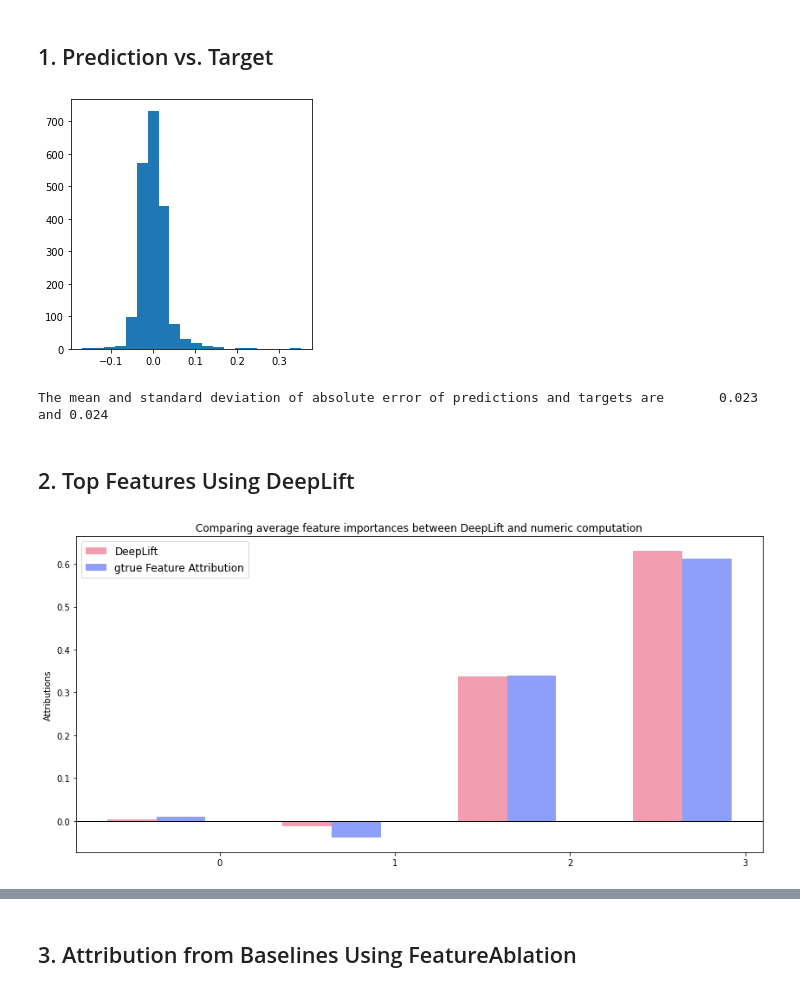
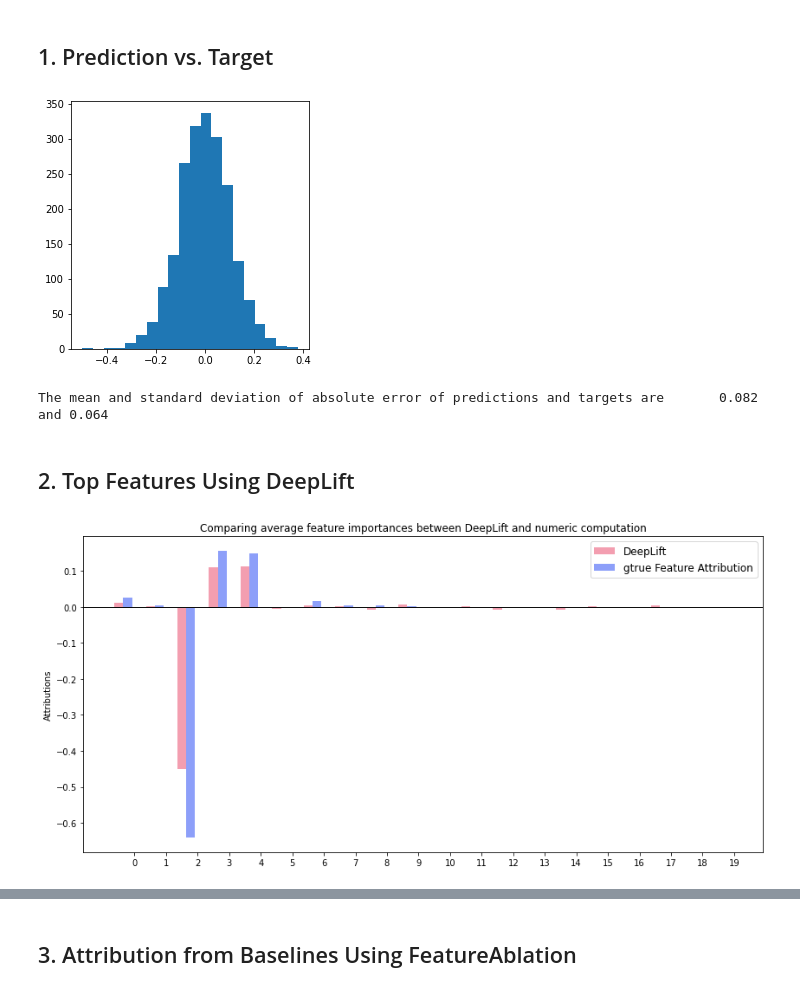
Before and after one commit to geshijoker/ChaosMining, a Jupyter notebook: notebooks/complete_simulation.ipynb, the cells around one changed output, grey strips where cells are left out. Saved outputs shown, nothing was run; the diff lists cells and outputs as text; code cells hidden in the pictures.

```diff
--- a/notebooks/complete_simulation.ipynb
+++ b/notebooks/complete_simulation.ipynb
@@ -55,14 +56,14 @@ formulas_path = '../data/symbolic_simulation/formula.csv'
 # %%
 formulas = read_formulas(formulas_path)
 # %%
-formula_id = 8
+formula_id = 14
 seed = 42
 test_size = 0.2
 n_steps = 20
 # %%
 num_features, function = formulas[formula_id]
 # %%
-num_noises = 10
+num_noises = 100
 num_data = 10000
 X_var = 0.33
 y_var = 0.01
@@ -96,9 +97,10 @@ test_set = TensorDataset(Tensor(X_test), Tensor(y_test))
 test_loader = DataLoader(test_set, batch_size=y_test.shape[0])
 # %%
 hidden_layer_sizes = (100,100,100)
-num_epochs = 1000
+num_epochs = 2000
 # %%
-device = torch.device('cuda' if torch.cuda.is_available() else 'cpu')
+# device = torch.device('cuda' if torch.cuda.is_available() else 'cpu')
+device = torch.device('cuda:1')
 # %%
 model = MLPRegressor(num_features+num_noises, hidden_layer_sizes, p=0.0)
 model.to(device)
@@ -188,7 +193,7 @@ fig, ax = plt.subplots(1, 1, sharey=True, tight_layout=True)
 ax.hist(y_diff, bins=20)
 plt.show()
 # %% [output]
-[figure, old version]
+[figure, new version]
 # %%
 def mean_std_absolute_error(preds, targets):
     abs_diff = np.absolute(preds-targets)
@@ -205,49 +210,51 @@ mean_abs_y_diff, std_abs_y_diff = mean_std_absolute_error(y_pred, y_true_test)
 print(f'The mean and standard deviation of absolute error of predictions and targets are \
       {mean_abs_y_diff:.3f} and {std_abs_y_diff:.3f}')
 # %% [output]
-The mean and standard deviation of absolute error of predictions and targets are       0.023 and 0.024
+The mean and standard deviation of absolute error of predictions and targets are       0.082 and 0.064
 # %% [markdown]
 ## 2. Top Features Using DeepLift
 # %%
-num_feature_show = num_features
+num_feature_show = num_features+10
 x_axis_data = np.arange(num_feature_show)
 x_axis_data_labels = list(range(num_feature_show))
 
 dl_attr_test_sum = dl_attr_test.detach().cpu().numpy().sum(0)
 dl_attr_test_norm_sum = dl_attr_test_sum / np.linalg.norm(dl_attr_test_sum, ord=1)
+#dl_attr_test_norm_sum = dl_attr_test_sum
 
 intercepts_test_sum = np.zeros(num_feature_show)
 intercepts_test_sum[:num_features] = intercepts_test.sum(0)
 intercepts_test_norm_sum = intercepts_test_sum / np.linalg.norm(intercepts_test_sum, ord=1)
+#intercepts_test_norm_sum = intercepts_test_sum
 
 width = 0.28
 legends = ['DeepLift', 'gtrue Feature Attribution']
 
 plt.figure(figsize=(12, 6))
 
 ax = plt.subplot()
 ax.set_title('Comparing average feature importances between DeepLift and numeric computation')
 ax.set_ylabel('Attributions')
 
 FONT_SIZE = 16
 plt.rc('font', size=FONT_SIZE)            # fontsize of the text sizes
 plt.rc('axes', titlesize=FONT_SIZE)       # fontsize of the axes title
 plt.rc('axes', labelsize=FONT_SIZE)       # fontsize of the x and y labels
 plt.rc('legend', fontsize=FONT_SIZE - 4)  # fontsize of the legend
 
 ax.bar(x_axis_data, dl_attr_test_norm_sum[:num_feature_show], width, align='center', alpha=0.6, color='#eb5e7c')
 ax.bar(x_axis_data + width, intercepts_test_norm_sum, width, align='center', alpha=0.6, color='#4260f5')
 ax.autoscale_view()
 plt.tight_layout()
 
 ax.set_xticks(x_axis_data + 0.5)
 ax.set_xticklabels(x_axis_data_labels)
 
 plt.legend(legends, loc=0)
 plt.axhline(y=0, color='black', linestyle='-')
 plt.show()
 # %% [output]
-[figure, old version]
+[figure, new version]
 # %%
 def abs_argmax_topk(arrays, k):
     inds = np.argpartition(np.abs(arrays), -k, axis=-1)[..., -k:]
```
Also changed, not shown: parts of 32 cells of this notebook, 11 other files.
